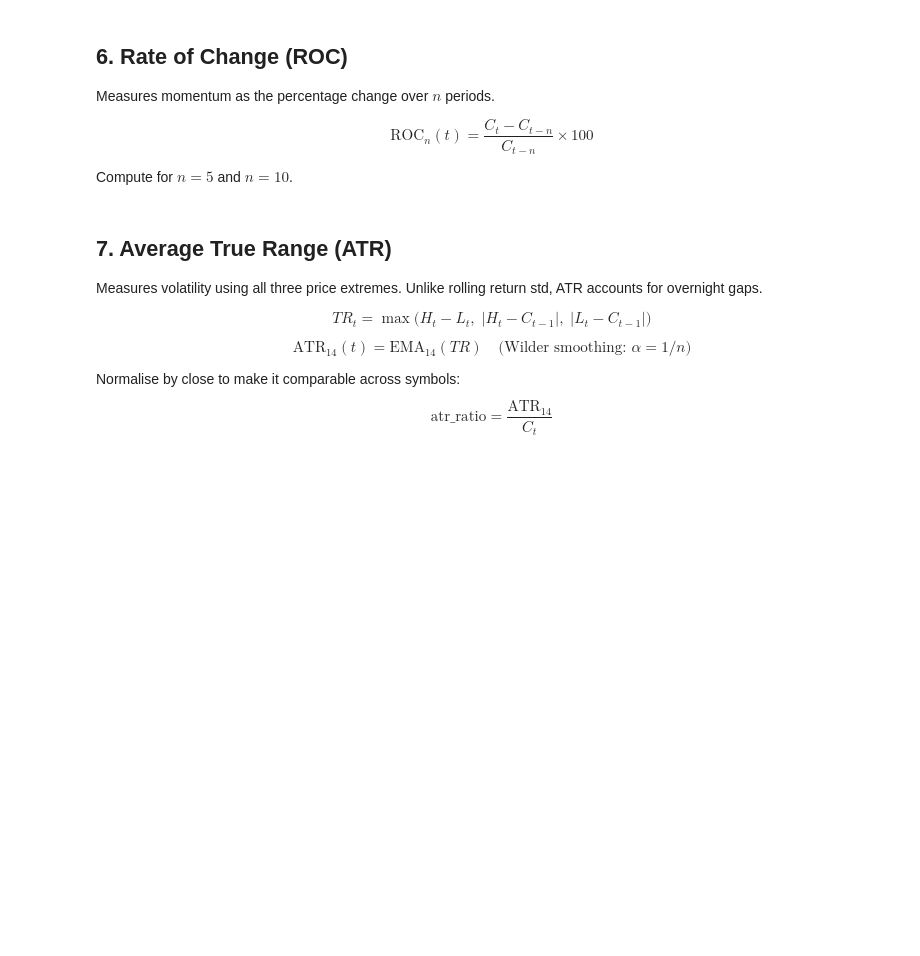
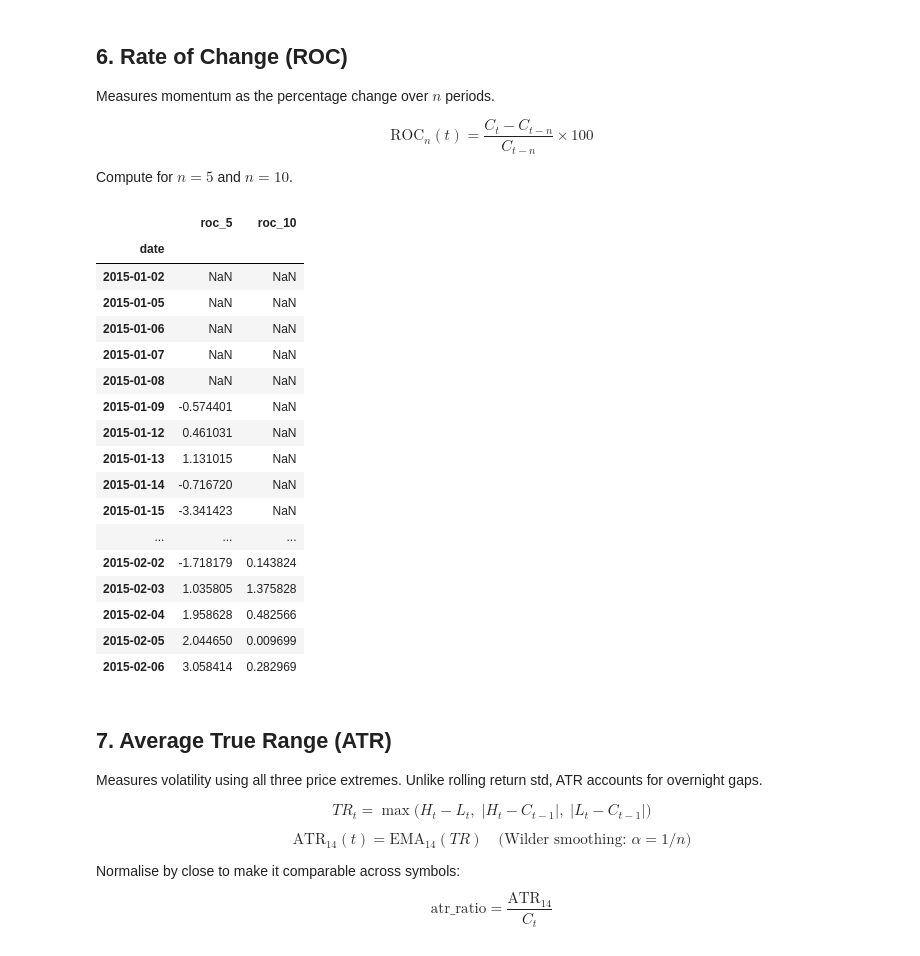
Before and after one commit to Abhinav-pro1003/SOC-Stock-Trading-With-LSTM-And-RL, a Jupyter notebook: Week2/technical_indicators.ipynb, the cells around one changed output. Cells and saved outputs as stored; diff of their text form; code cells hidden in the pictures; blank space fills up the shorter version.

```diff
--- a/Week2/technical_indicators.ipynb
+++ b/Week2/technical_indicators.ipynb
@@ -335,9 +355,29 @@ $$\text{ROC}_n(t) = \frac{C_t - C_{t-n}}{C_{t-n}} \times 100$$
 Compute for $n = 5$ and $n = 10$.
 # %%
 # TODO 6 — Compute roc_5 and roc_10
-
-# df['roc_5']  = ...
-# df['roc_10'] = ...
+#close.shift(n) gives you C_t-n — the closing price n days ago,roc_5 is short-term momentum (more sensitive, reacts faster),roc_10 is medium-term momentum
+df['roc_5']  = (close-close.shift(5))/close.shift(5)*100
+df['roc_10'] = (close-close.shift(10))/close.shift(10)*100
+df[['roc_5','roc_10']].head(25)
+# %% [output]
+|  | roc_5 | roc_10 |
+| date |  |  |
+| 2015-01-02 | NaN | NaN |
+| 2015-01-05 | NaN | NaN |
+| 2015-01-06 | NaN | NaN |
+| 2015-01-07 | NaN | NaN |
+| 2015-01-08 | NaN | NaN |
+| 2015-01-09 | -0.574401 | NaN |
+| 2015-01-12 | 0.461031 | NaN |
+| 2015-01-13 | 1.131015 | NaN |
+| 2015-01-14 | -0.716720 | NaN |
+| 2015-01-15 | -3.341423 | NaN |
+| ... | ... | ... |
+| 2015-02-02 | -1.718179 | 0.143824 |
+| 2015-02-03 | 1.035805 | 1.375828 |
+| 2015-02-04 | 1.958628 | 0.482566 |
+| 2015-02-05 | 2.044650 | 0.009699 |
+| 2015-02-06 | 3.058414 | 0.282969 |
 # %% [markdown]
 ## 7. Average True Range (ATR)
 
```
Also changed, not shown: parts of 9 cells of this notebook.
